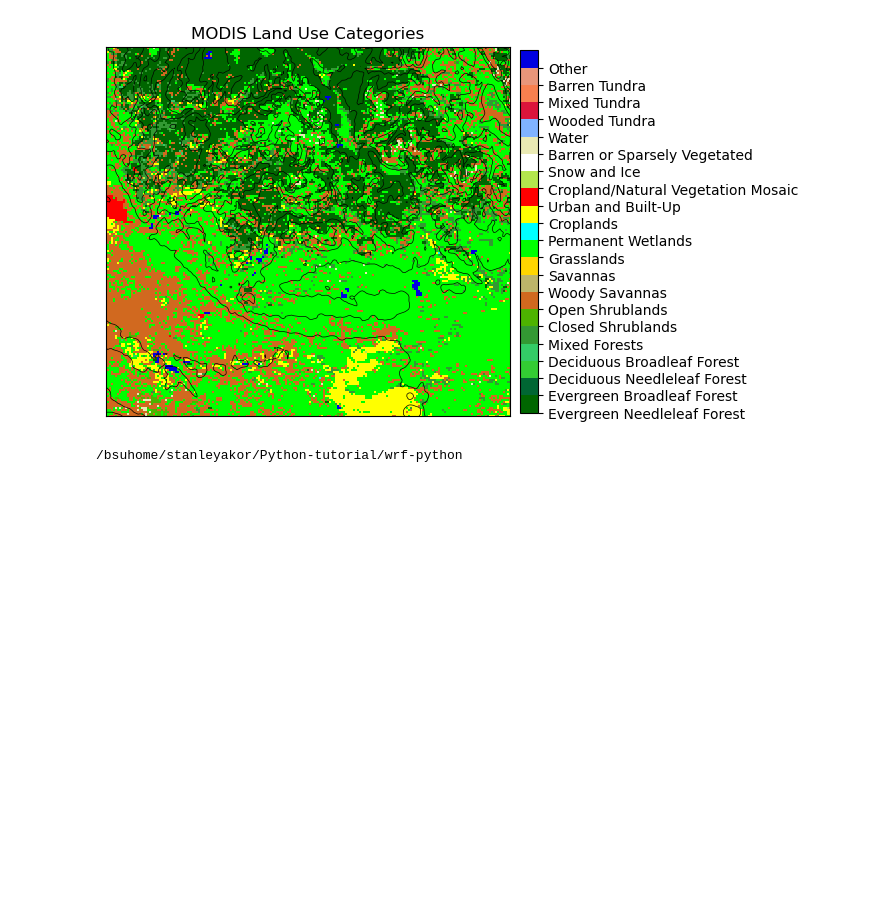
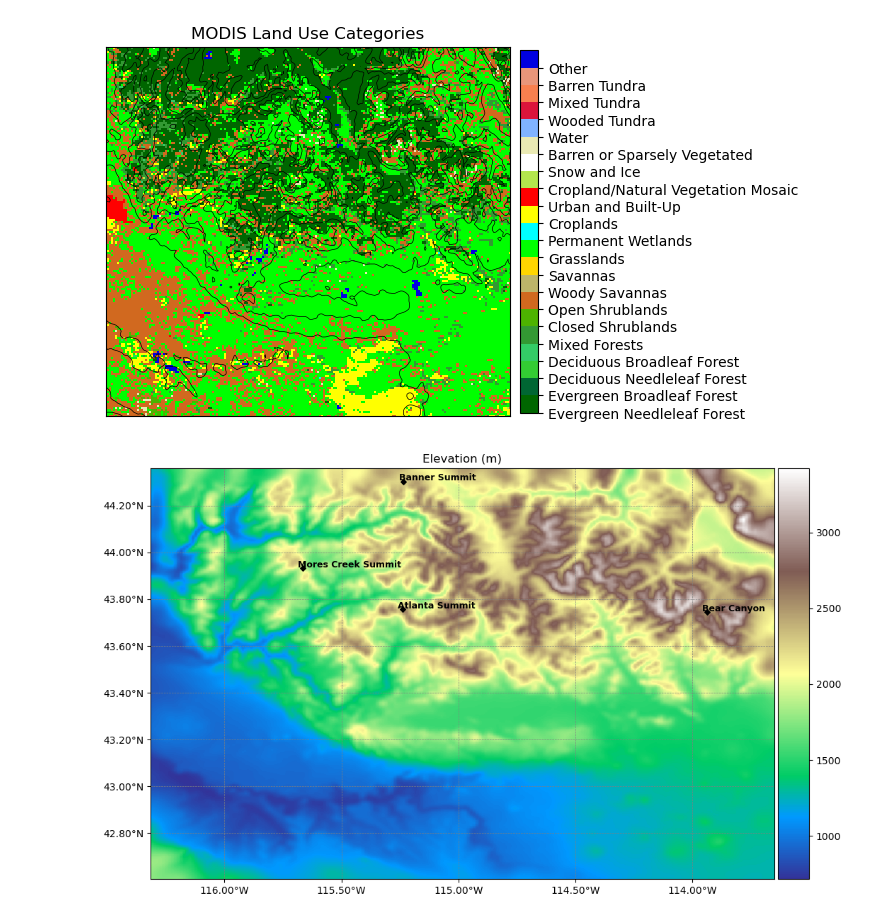
Before and after one commit to stanleyakor1/Python-tutorial, a Jupyter notebook: wrf-python/scheme3.ipynb, the cells around one changed output. Drawn from its saved outputs; the diff is of its cells as text; code cells hidden in the pictures; blank space fills up the shorter version.

```diff
--- a/wrf-python/scheme3.ipynb
+++ b/wrf-python/scheme3.ipynb
@@ -193,8 +203,64 @@ plt.savefig('landuse.pdf',bbox_inches='tight',dpi=600)
 plt.show()
 # %% [output]
 [figure]
-# %%
-%%bash
-pwd
-# %% [output]
-/bsuhome/stanleyakor/Python-tutorial/wrf-python
+# %%
+#SNOTEL SITES
+
+lats = [43.75690, 44.30342, 43.74367, 43.93200]
+lons = [-115.23907, -115.23447, -113.93797,	-115.66588]
+
+
+names = ['Atlanta Summit', 'Banner Summit', 'Bear Canyon', 'Mores Creek Summit']
+# %%
+from matplotlib.colors import LogNorm
+# Open the wrfout file
+wrf_data = xr.open_dataset("/bsuhome/stanleyakor/scratch/thompson/wrfout_d02_2022-12-01_00:00:00")
+
+# Extract the elevation variable
+elevation = wrf_data['HGT'].isel(Time=0)  # Assuming 'HGT' is the elevation variable
+
+# Extract latitude and longitude dimensions
+lat = wrf_data['XLAT'].isel(Time=0)
+lon = wrf_data['XLONG'].isel(Time=0)
+
+# Create the plot
+fig, ax = plt.subplots(figsize=(10, 8))
+fig.set_size_inches(12,12)
+
+i=0
+for la,lo, in zip(lats,lons):
+    ax.scatter(lo, la, marker='D', s=15, color='black')
+    ax.text(lo-.02, la+.005,  names[i], size=9, weight='bold')
+    i+=1
+
+
+
+im = ax.imshow(elevation, extent=(lon.min(), lon.max(), lat.min(), lat.max()), cmap='terrain', origin='lower', alpha=1.0)
+
+#im = ax.imshow(elevation, extent=(lon.min(), lon.max(), lat.min(), lat.max()), cmap='terrain', origin='lower', norm=LogNorm())
+
+plt.title('Elevation (m)')
+
+# Modify latitude and longitude labels
+lon_ticks = ax.get_xticks()
+lat_ticks = ax.get_yticks()
+lon_labels = [f'{abs(lon):.2f}°{"W" if lon < 0 else "E"}' for lon in lon_ticks]
+lat_labels = [f'{abs(lat):.2f}°{"S" if lat < 0 else "N"}' for lat in lat_ticks]
+ax.set_xticklabels(lon_labels)
+ax.set_yticklabels(lat_labels)
+
+# Add gridlines
+ax.grid(color='gray', linestyle='--', linewidth=0.5)
+
+# Create a colorbar with the same height as the plot
+divider = make_axes_locatable(ax)
+cax = divider.append_axes('right', size='5%', pad=0.05)
+plt.colorbar(im, cax=cax)
+
+# Save the plot to a file
+plt.savefig('elevation_USGS_sites_plot.pdf', dpi=600)
+
+# Display the plot
+plt.show()
+# %% [output]
+[figure, added]
```
Also changed, not shown: parts of 5 cells of this notebook.
